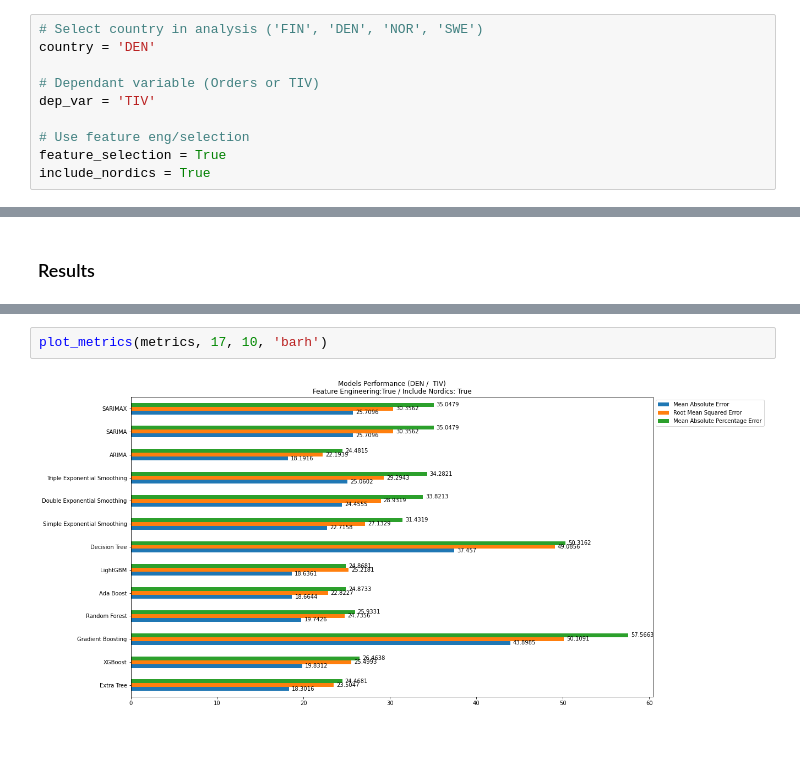
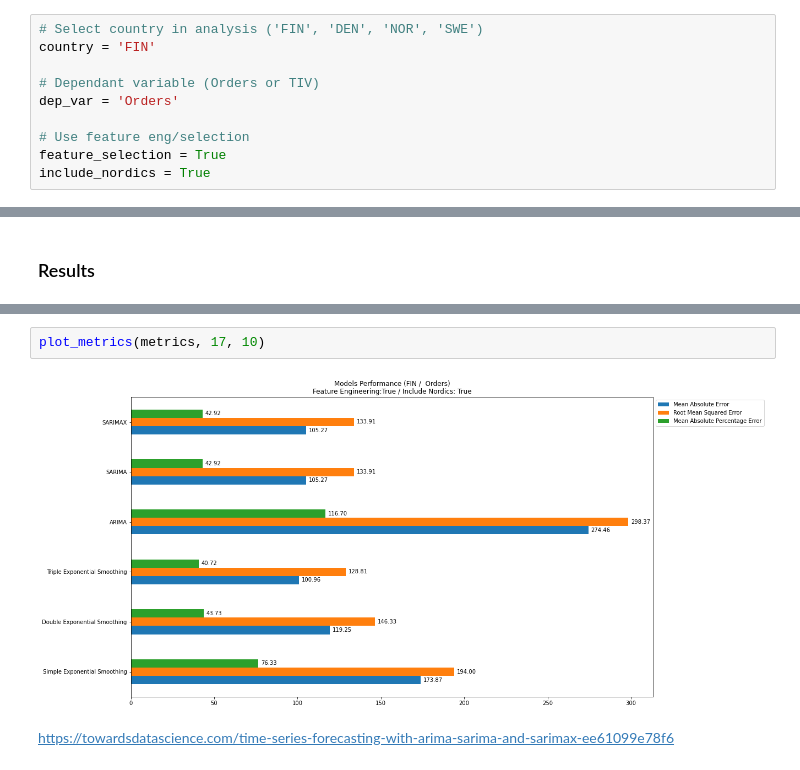
Before and after one commit to martinel-UAS/projects, a Jupyter notebook: 5. Master_thesis/Master_thesis.ipynb, the cells around one changed output, grey strips where cells are left out. Cells and saved outputs as stored; diff of their text form; blank space fills up the shorter version.

```diff
--- a/5. Master_thesis/Master_thesis.ipynb
+++ b/5. Master_thesis/Master_thesis.ipynb
@@ -60,10 +57,10 @@ import plotly.io as pio
 #pio.renderers.default = "svg"
 # %%
 # Select country in analysis ('FIN', 'DEN', 'NOR', 'SWE')
-country = 'DEN'
+country = 'FIN'
 
 # Dependant variable (Orders or TIV)
-dep_var = 'TIV'
+dep_var = 'Orders'
 
 # Use feature eng/selection
 feature_selection = True
@@ -1039,4 +1143,6 @@ metrics
 # %%
-plot_metrics(metrics, 17, 10, 'barh')
+plot_metrics(metrics, 17, 10)
 # %% [output]
-[figure, old version]
+[figure, new version]
+# %% [markdown]
+https://towardsdatascience.com/time-series-forecasting-with-arima-sarima-and-sarimax-ee61099e78f6
```
Also changed, not shown: parts of 51 cells of this notebook, 1 other file.
